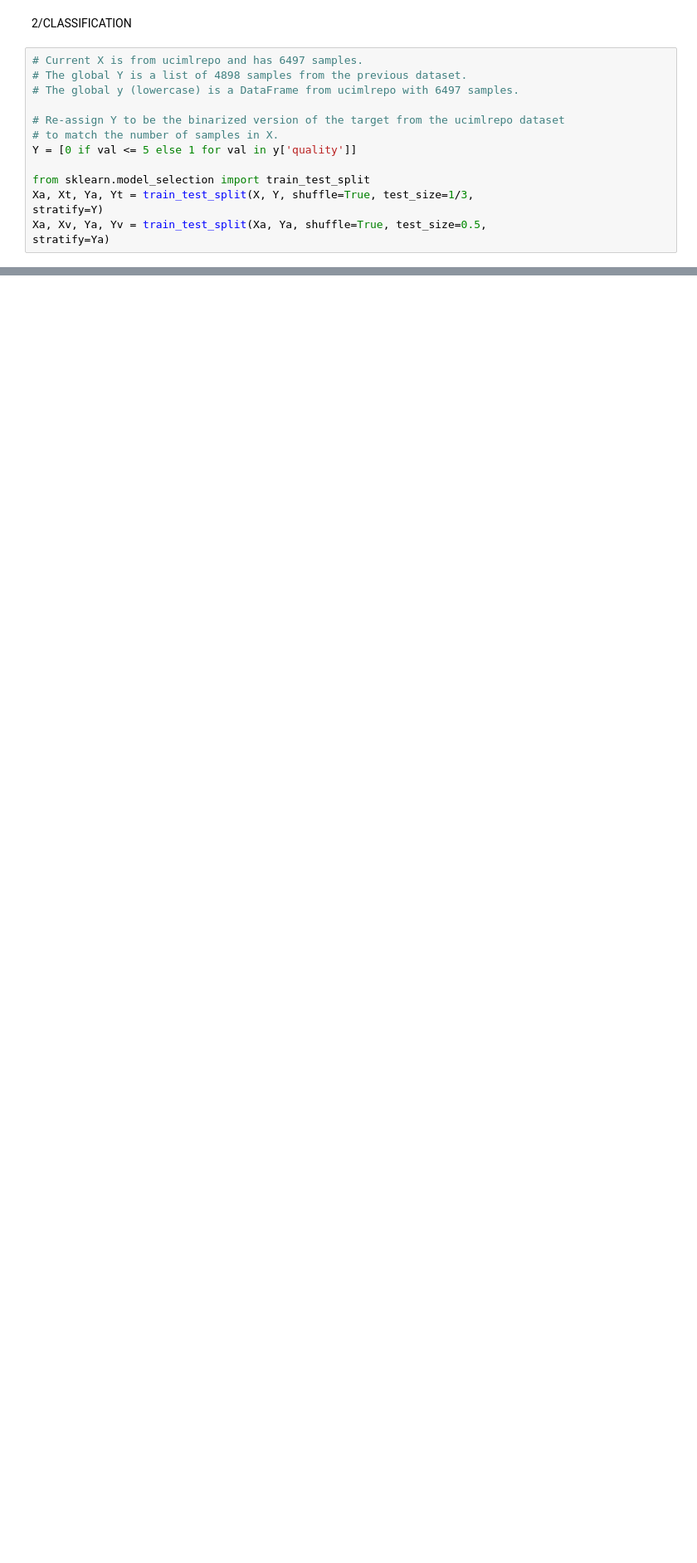
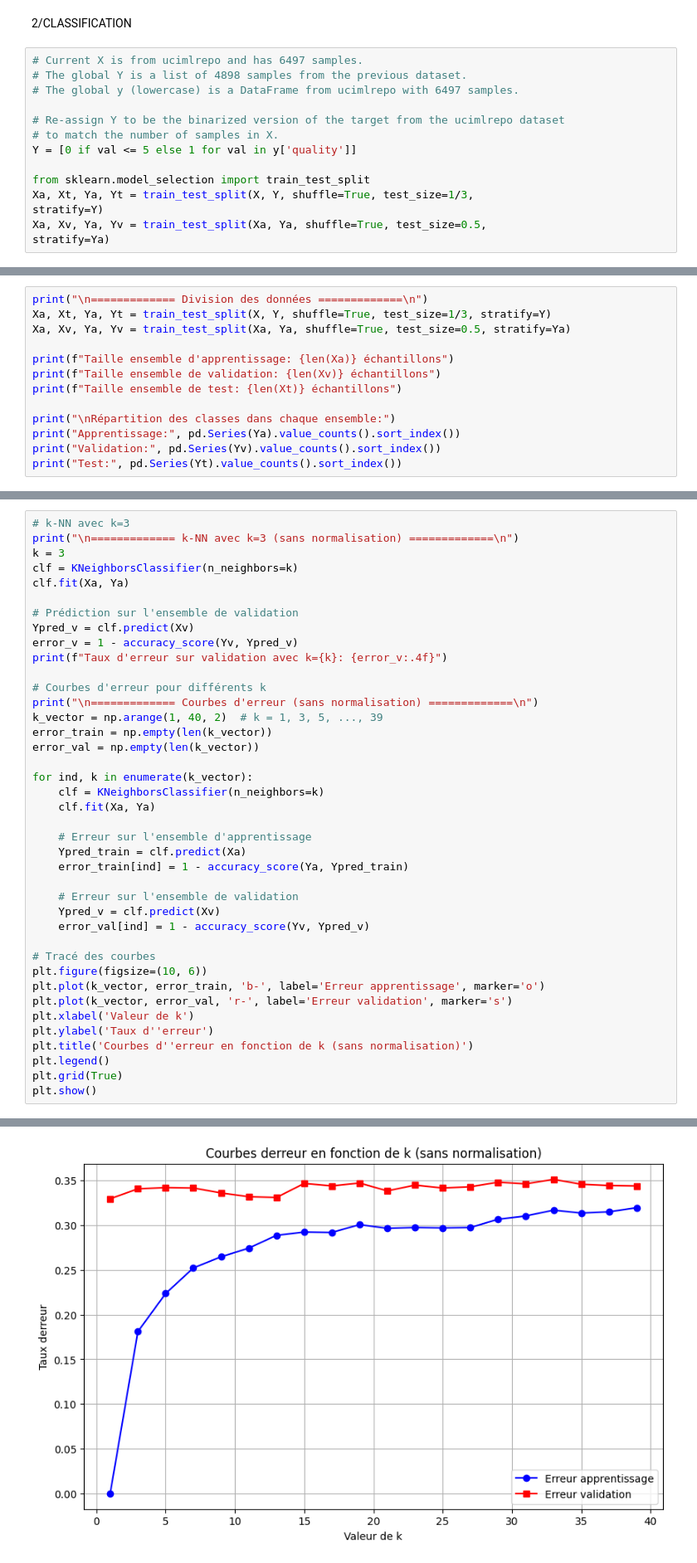
Before and after one commit to creator-Aya/Data-Science, a Jupyter notebook: ML_2025.ipynb, the cells around one changed output, grey strips where cells are left out. Shown: that part at 83% size. Saved outputs shown, nothing was run; the diff lists cells and outputs as text; blank space fills up the shorter version.

```diff
--- a/ML_2025.ipynb
+++ b/ML_2025.ipynb
@@ -165,0 +213,13 @@ stratify=Ya)
+# %%
+print("\n============= Division des données =============\n")
+Xa, Xt, Ya, Yt = train_test_split(X, Y, shuffle=True, test_size=1/3, stratify=Y)
+Xa, Xv, Ya, Yv = train_test_split(Xa, Ya, shuffle=True, test_size=0.5, stratify=Ya)
+
+print(f"Taille ensemble d'apprentissage: {len(Xa)} échantillons")
+print(f"Taille ensemble de validation: {len(Xv)} échantillons")
+print(f"Taille ensemble de test: {len(Xt)} échantillons")
+
+print("\nRépartition des classes dans chaque ensemble:")
+print("Apprentissage:", pd.Series(Ya).value_counts().sort_index())
+print("Validation:", pd.Series(Yv).value_counts().sort_index())
+print("Test:", pd.Series(Yt).value_counts().sort_index())
@@ -165,0 +253,41 @@ stratify=Ya)
+# %%
+# k-NN avec k=3
+print("\n============= k-NN avec k=3 (sans normalisation) =============\n")
+k = 3
+clf = KNeighborsClassifier(n_neighbors=k)
+clf.fit(Xa, Ya)
+
+# Prédiction sur l'ensemble de validation
+Ypred_v = clf.predict(Xv)
+error_v = 1 - accuracy_score(Yv, Ypred_v)
+print(f"Taux d'erreur sur validation avec k={k}: {error_v:.4f}")
+
+# Courbes d'erreur pour différents k
+print("\n============= Courbes d'erreur (sans normalisation) =============\n")
+k_vector = np.arange(1, 40, 2)  # k = 1, 3, 5, ..., 39
+error_train = np.empty(len(k_vector))
+error_val = np.empty(len(k_vector))
+
+for ind, k in enumerate(k_vector):
+    clf = KNeighborsClassifier(n_neighbors=k)
+    clf.fit(Xa, Ya)
+
+    # Erreur sur l'ensemble d'apprentissage
+    Ypred_train = clf.predict(Xa)
+    error_train[ind] = 1 - accuracy_score(Ya, Ypred_train)
+
+    # Erreur sur l'ensemble de validation
+    Ypred_v = clf.predict(Xv)
+    error_val[ind] = 1 - accuracy_score(Yv, Ypred_v)
+
+# Tracé des courbes
+plt.figure(figsize=(10, 6))
+plt.plot(k_vector, error_train, 'b-', label='Erreur apprentissage', marker='o')
+plt.plot(k_vector, error_val, 'r-', label='Erreur validation', marker='s')
+plt.xlabel('Valeur de k')
+plt.ylabel('Taux d''erreur')
+plt.title('Courbes d''erreur en fonction de k (sans normalisation)')
+plt.legend()
+plt.grid(True)
+plt.show()
+# %% [output]
@@ -165,0 +299 @@ stratify=Ya)
+[figure, added]
```
Also changed, not shown: parts of 30 cells of this notebook.
